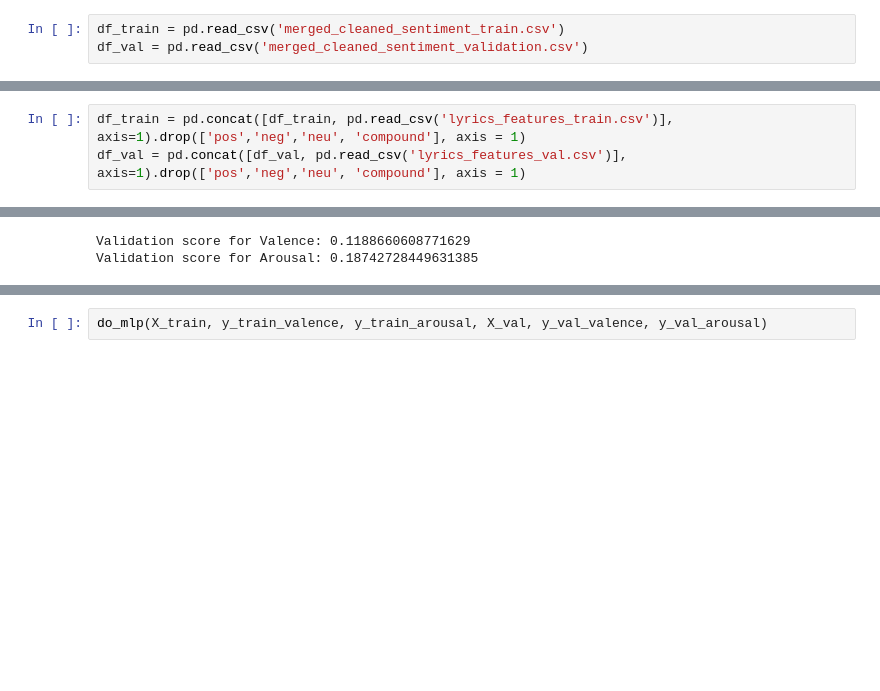
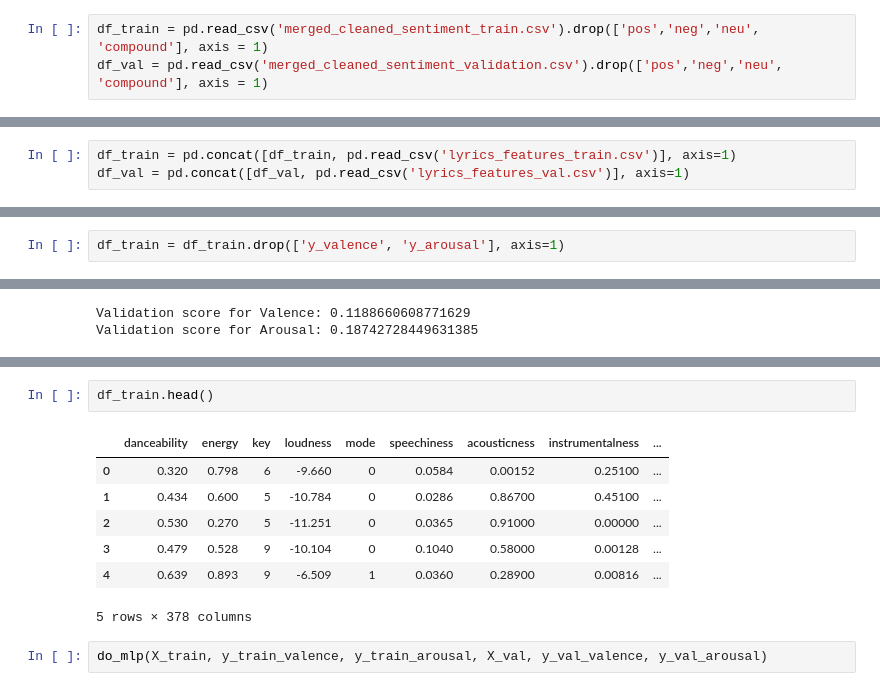
Before and after one commit to Tibor-Krols/CogSci2-Spotify, a Jupyter notebook: finalmodel.ipynb, the cells around one changed output, grey strips where cells are left out. Cells and saved outputs as stored; diff of their text form; blank space fills up the shorter version.

Commit message:
updating lyrics stuff

```diff
--- a/finalmodel.ipynb
+++ b/finalmodel.ipynb
@@ -20,5 +20,5 @@ from sklearn.model_selection import cross_val_score, GridSearchCV
 # %% [markdown]
 # Reading files and making it regressionable
 # %%
-df_train = pd.read_csv('merged_cleaned_sentiment_train.csv')
-df_val = pd.read_csv('merged_cleaned_sentiment_validation.csv')
+df_train = pd.read_csv('merged_cleaned_sentiment_train.csv').drop(['pos','neg','neu', 'compound'], axis = 1)
+df_val = pd.read_csv('merged_cleaned_sentiment_validation.csv').drop(['pos','neg','neu', 'compound'], axis = 1)
@@ -27,6 +25,6 @@ df_val = pd.read_csv('merged_cleaned_sentiment_validation.csv')
 # %%
-df_train = pd.concat([df_train, pd.read_csv('lyrics_features_train.csv')], axis=1).drop(['pos','neg','neu', 'compound'], axis = 1)
-df_val = pd.concat([df_val, pd.read_csv('lyrics_features_val.csv')], axis=1).drop(['pos','neg','neu', 'compound'], axis = 1)
+df_train = pd.concat([df_train, pd.read_csv('lyrics_features_train.csv')], axis=1)
+df_val = pd.concat([df_val, pd.read_csv('lyrics_features_val.csv')], axis=1)
 # %%
 df_train = pd.concat([df_train, pd.get_dummies(df_train.key, drop_first = True, prefix = 'key')], axis=1)
 df_val = pd.concat([df_val, pd.get_dummies(df_val.key, drop_first = True, prefix = 'key')], axis=1)
@@ -59,4 +72,6 @@ y_train_arousal = df_train.y_arousal.values
 X_val = df_val.drop(['y_valence', 'y_arousal'], axis=1).values
 y_val_valence = df_val.y_valence.values
 y_val_arousal = df_val.y_arousal.values
+# %%
+df_train = df_train.drop(['y_valence', 'y_arousal'], axis=1)
 # %%
@@ -534,2 +663,12 @@ IndexError: boolean index did not match indexed array along dimension 0; dimensi
+# %%
+df_train.head()
+# %% [output]
+|  | danceability | energy | key | loudness | mode | speechiness | acousticness | instrumentalness | ... |
+| 0 | 0.320 | 0.798 | 6 | -9.660 | 0 | 0.0584 | 0.00152 | 0.25100 | ... |
+| 1 | 0.434 | 0.600 | 5 | -10.784 | 0 | 0.0286 | 0.86700 | 0.45100 | ... |
+| 2 | 0.530 | 0.270 | 5 | -11.251 | 0 | 0.0365 | 0.91000 | 0.00000 | ... |
+| 3 | 0.479 | 0.528 | 9 | -10.104 | 0 | 0.1040 | 0.58000 | 0.00128 | ... |
+| 4 | 0.639 | 0.893 | 9 | -6.509 | 1 | 0.0360 | 0.28900 | 0.00816 | ... |
+5 rows × 378 columns
 # %%
 do_mlp(X_train, y_train_valence, y_train_arousal, X_val, y_val_valence, y_val_arousal)
```
Also changed, not shown: parts of 15 cells of this notebook, 1 other file.
